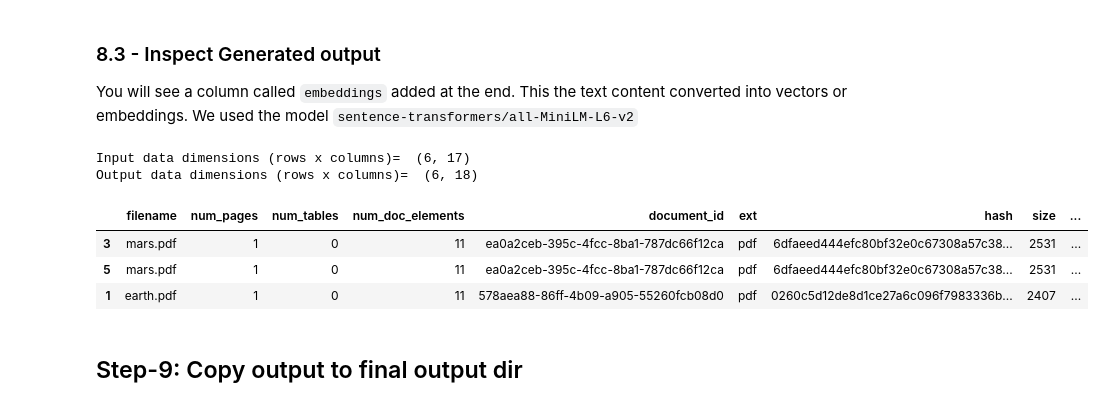
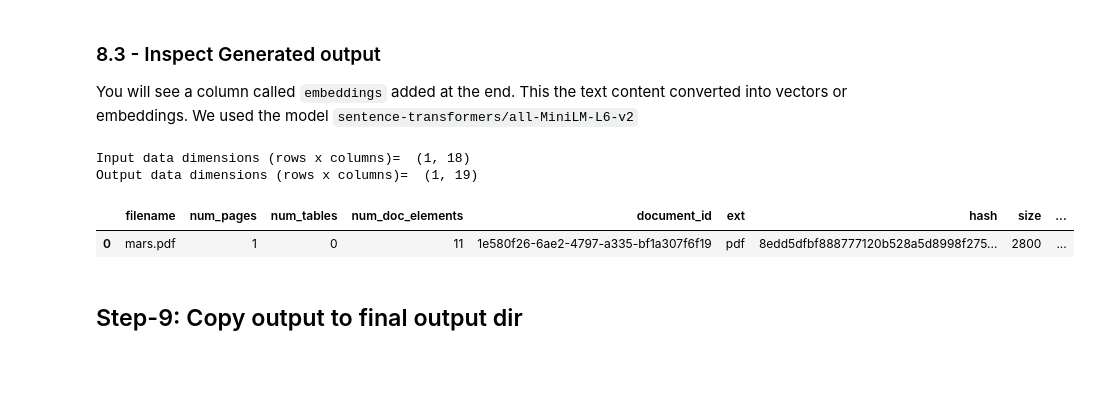
Before and after one commit to sujee/data-prep-kit-examples, a Jupyter notebook: dpk-intro/dpk_intro_1_python.ipynb, the cells around one changed output. Cells and saved outputs as stored; diff of their text form; code cells hidden in the pictures; blank space fills up the shorter version.

Commit message:
data prep kit demos

```diff
--- a/dpk-intro/dpk_intro_1.ipynb
+++ b/dpk-intro/dpk_intro_1_python.ipynb
@@ -104,6 +112,7 @@ if RUNNING_IN_COLAB:
   MY_CONFIG.INPUT_DATA_DIR = 'input'
 else:
   MY_CONFIG.INPUT_DATA_DIR = os.path.join (os.path.abspath (''), '..', 'data', 'solar-system')
+
 MY_CONFIG.OUTPUT_FOLDER = "output"
 MY_CONFIG.OUTPUT_FOLDER_FINAL = os.path.join(MY_CONFIG.OUTPUT_FOLDER , "output_final")
 
@@ -116,12 +125,12 @@ MY_CONFIG.EMBEDDING_MODEL = 'sentence-transformers/all-MiniLM-L6-v2'
 
 if RUNNING_IN_COLAB:
   MY_CONFIG.RAY_RUNTIME_WORKERS = 2
-  MY_CONFIG.RAY_NUM_CPUS =  0.7
-  MY_CONFIG.RAY_MEMORY_GB = 1  # GB
+  MY_CONFIG.RAY_NUM_CPUS =  0.3
+  MY_CONFIG.RAY_MEMORY_GB = 2  # GB
 else:  # local run
   num_cpus_available =  os.cpu_count()
   # print (num_cpus_available)
-  MY_CONFIG.RAY_NUM_CPUS =  1
+  MY_CONFIG.RAY_NUM_CPUS =  0.8
   MY_CONFIG.RAY_MEMORY_GB = 2  # GB
   # MY_CONFIG.RAY_RUNTIME_WORKERS = num_cpus_available // 3
   MY_CONFIG.RAY_RUNTIME_WORKERS = 2
@@ -149,7 +158,12 @@ import shutil
 if not os.path.exists(MY_CONFIG.INPUT_DATA_DIR ):
     raise Exception (f"❌ Input folder MY_CONFIG.INPUT_DATA_DIR = '{MY_CONFIG.INPUT_DATA_DIR}' not found")
 
-STAGE = 0
+output_parquet_dir = os.path.join (MY_CONFIG.OUTPUT_FOLDER, '01_parquet_out')
+output_chunk_dir = os.path.join (MY_CONFIG.OUTPUT_FOLDER, '02_chunk_out')
+output_exact_dedupe_dir = os.path.join (MY_CONFIG.OUTPUT_FOLDER, '03_exact_dedupe_out')
+output_docid_dir = os.path.join (MY_CONFIG.OUTPUT_FOLDER, '04_docid_out')
+output_fuzzy_dedupe_dir = os.path.join (MY_CONFIG.OUTPUT_FOLDER, '05_fuzzy_dedupe_out')
+output_embeddings_dir = os.path.join (MY_CONFIG.OUTPUT_FOLDER, '06_embeddings_out')
 
 ## clear output folder
 shutil.rmtree(MY_CONFIG.OUTPUT_FOLDER, ignore_errors=True)
@@ -951,11 +872,10 @@ Encode text for the vector storage.
 # %% [markdown]
 ### 8.1 - Set Input/output Folder
 # %%
-STAGE  += 1
-# STAGE  = 7 ## DEBUG
+STAGE  = 6
 
-input_folder = output_folder # previous output folder is the input folder for the current stage
-output_folder =  os.path.join(MY_CONFIG.OUTPUT_FOLDER, f"{STAGE:02}_encoder_out")
+input_folder = output_fuzzy_dedupe_dir # previous output folder is the input folder for the current stage
+output_folder =  output_embeddings_dir
 
 input_df = read_parquet_files_as_df(input_folder)  ## for debug purposes
 
@@ -1025,19 +936,17 @@ You will see a column called `embeddings` added at the end.  This the text conte
 # %%
 from utils import read_parquet_files_as_df
 
 output_df = read_parquet_files_as_df(output_folder)
 
 print ("Input data dimensions (rows x columns)= ", input_df.shape)
 print ("Output data dimensions (rows x columns)= ", output_df.shape)
 
-output_df.sample(3)
+output_df.head(10)
 # %% [output]
-Input data dimensions (rows x columns)=  (6, 17)
-Output data dimensions (rows x columns)=  (6, 18)
+Input data dimensions (rows x columns)=  (1, 18)
+Output data dimensions (rows x columns)=  (1, 19)
 |  | filename | num_pages | num_tables | num_doc_elements | document_id | ext | hash | size | ... |
-| 3 | mars.pdf | 1 | 0 | 11 | ea0a2ceb-395c-4fcc-8ba1-787dc66f12ca | pdf | 6dfaeed444efc80bf32e0c67308a57c38... | 2531 | ... |
-| 5 | mars.pdf | 1 | 0 | 11 | ea0a2ceb-395c-4fcc-8ba1-787dc66f12ca | pdf | 6dfaeed444efc80bf32e0c67308a57c38... | 2531 | ... |
-| 1 | earth.pdf | 1 | 0 | 11 | 578aea88-86ff-4b09-a905-55260fcb08d0 | pdf | 0260c5d12de8d1ce27a6c096f7983336b... | 2407 | ... |
+| 0 | mars.pdf | 1 | 0 | 11 | 1e580f26-6ae2-4797-a335-bf1a307f6f19 | pdf | 8edd5dfbf888777120b528a5d8998f275... | 2800 | ... |
 # %% [markdown]
 ## Step-9: Copy output to final output dir
 # %%
```
Also changed, not shown: parts of 32 cells of this notebook, 3 other files.
